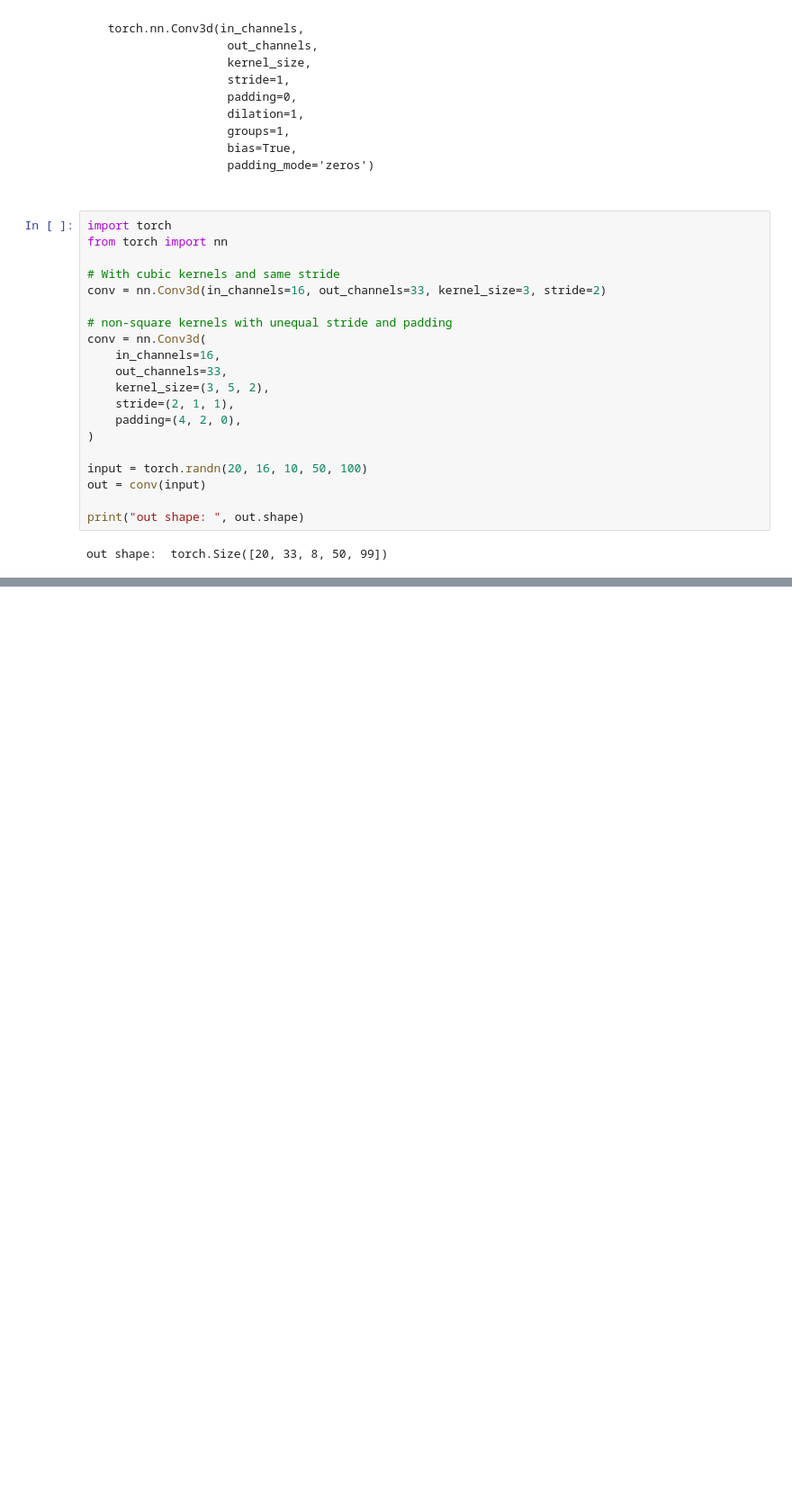
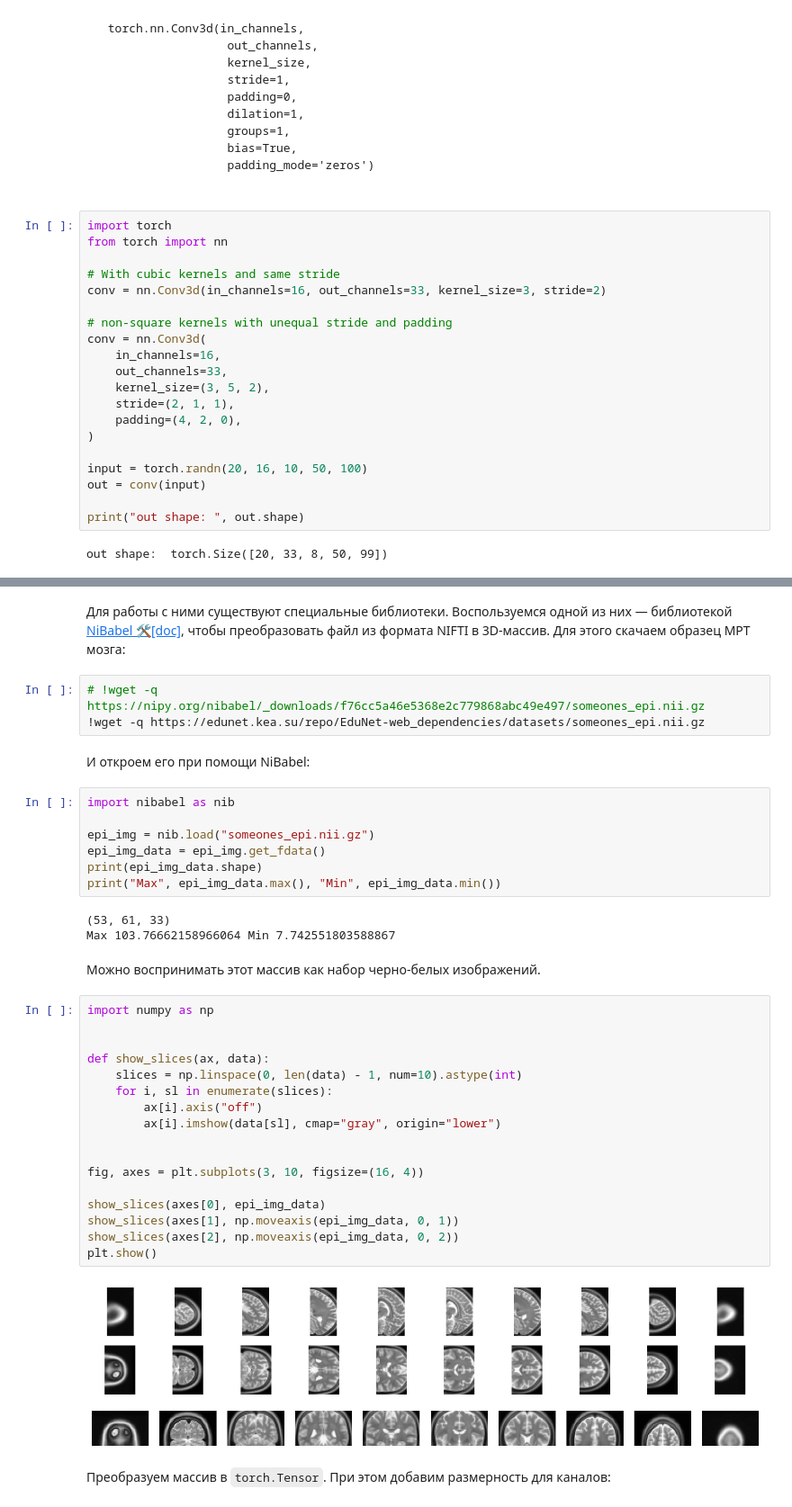
Before and after one commit to Gan4x4/cv, a Jupyter notebook: Convolutional_neural_network/Covolution 1D, 3D.ipynb, the cells around one changed output, grey strips where cells are left out. Shown at 90% size. Cells and saved outputs as stored; diff of their text form; blank space fills up the shorter version.

Commit message:
Moved conv definition to extra file, added example for  medical images

```diff
--- a/Convolutional_neural_network/Covolution 1D, 3D.ipynb
+++ b/Convolutional_neural_network/Covolution 1D, 3D.ipynb
@@ -110,0 +152,40 @@ out shape:  torch.Size([20, 33, 8, 50, 99])
+# %% [markdown]
+Для работы с ними существуют специальные библиотеки. Воспользуемся одной из них — библиотекой [NiBabel 🛠️[doc]](https://nipy.org/nibabel/coordinate_systems.html), чтобы преобразовать файл из формата NIFTI в 3D-массив. Для этого скачаем образец МРТ мозга:
+# %%
+# !wget -q https://nipy.org/nibabel/_downloads/f76cc5a46e5368e2c779868abc49e497/someones_epi.nii.gz
+!wget -q https://edunet.kea.su/repo/EduNet-web_dependencies/datasets/someones_epi.nii.gz
+# %% [markdown]
+И откроем его при помощи NiBabel:
+# %%
+import nibabel as nib
+
+epi_img = nib.load("someones_epi.nii.gz")
+epi_img_data = epi_img.get_fdata()
+print(epi_img_data.shape)
+print("Max", epi_img_data.max(), "Min", epi_img_data.min())
+# %% [output]
+(53, 61, 33)
+Max 103.76662158966064 Min 7.742551803588867
+# %% [markdown]
+Можно воспринимать этот массив как набор черно-белых изображений.
+# %%
+import numpy as np
+
+
+def show_slices(ax, data):
+    slices = np.linspace(0, len(data) - 1, num=10).astype(int)
+    for i, sl in enumerate(slices):
+        ax[i].axis("off")
+        ax[i].imshow(data[sl], cmap="gray", origin="lower")
+
+
+fig, axes = plt.subplots(3, 10, figsize=(16, 4))
+
+show_slices(axes[0], epi_img_data)
+show_slices(axes[1], np.moveaxis(epi_img_data, 0, 1))
+show_slices(axes[2], np.moveaxis(epi_img_data, 0, 2))
+plt.show()
+# %% [output]
+[figure, added]
+# %% [markdown]
+Преобразуем массив в `torch.Tensor`. При этом добавим размерность для каналов:
```
Also changed, not shown: parts of 12 cells of this notebook, 1 other file.
